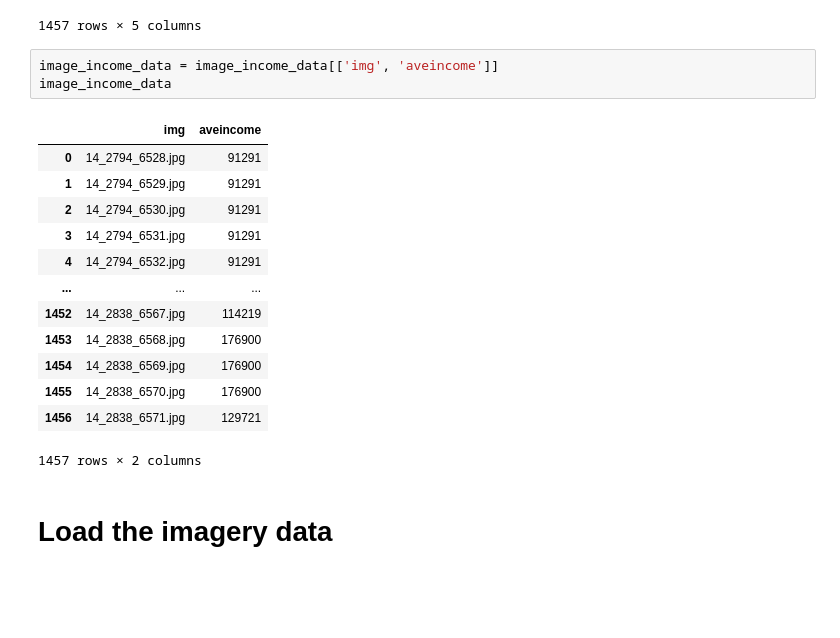
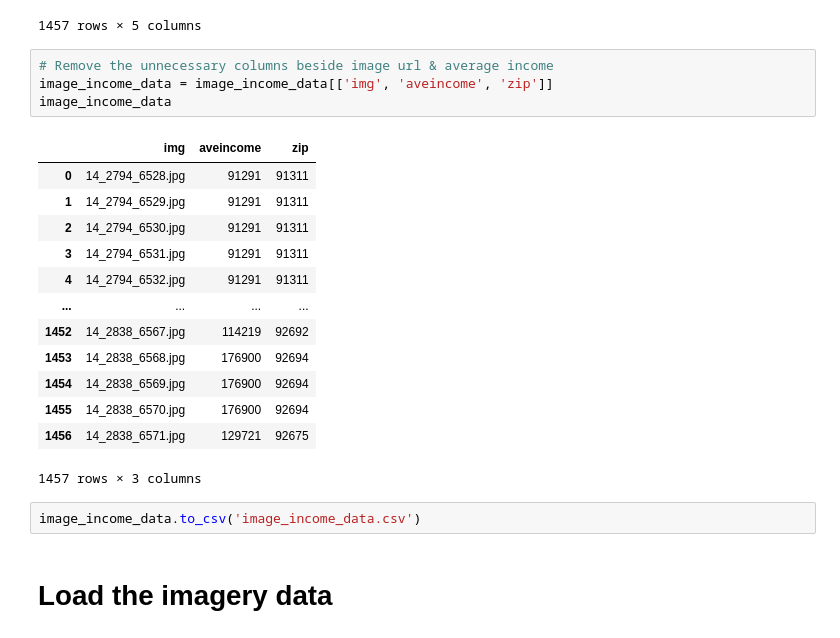
Before and after one commit to erikrozi/acmlab, a Jupyter notebook: unsupervised.ipynb, the cells around one changed output. Cells and saved outputs as stored; diff of their text form; blank space fills up the shorter version.

```diff
--- a/unsupervised.ipynb
+++ b/unsupervised.ipynb
@@ -114,23 +117,26 @@ image_income_data
 | 1455 | 14_2838_6570.jpg | 92694 | 11460 | 2027274 | 176900 |
 | 1456 | 14_2838_6571.jpg | 92675 | 16750 | 2172841 | 129721 |
 1457 rows × 5 columns
-# %%
-image_income_data = image_income_data[['img', 'aveincome']]
-image_income_data
-# %% [output]
-|  | img | aveincome |
-| 0 | 14_2794_6528.jpg | 91291 |
-| 1 | 14_2794_6529.jpg | 91291 |
-| 2 | 14_2794_6530.jpg | 91291 |
-| 3 | 14_2794_6531.jpg | 91291 |
-| 4 | 14_2794_6532.jpg | 91291 |
-| ... | ... | ... |
-| 1452 | 14_2838_6567.jpg | 114219 |
-| 1453 | 14_2838_6568.jpg | 176900 |
-| 1454 | 14_2838_6569.jpg | 176900 |
-| 1455 | 14_2838_6570.jpg | 176900 |
-| 1456 | 14_2838_6571.jpg | 129721 |
-1457 rows × 2 columns
+# %%
+# Remove the unnecessary columns beside image url & average income
+image_income_data = image_income_data[['img', 'aveincome', 'zip']]
+image_income_data
+# %% [output]
+|  | img | aveincome | zip |
+| 0 | 14_2794_6528.jpg | 91291 | 91311 |
+| 1 | 14_2794_6529.jpg | 91291 | 91311 |
+| 2 | 14_2794_6530.jpg | 91291 | 91311 |
+| 3 | 14_2794_6531.jpg | 91291 | 91311 |
+| 4 | 14_2794_6532.jpg | 91291 | 91311 |
+| ... | ... | ... | ... |
+| 1452 | 14_2838_6567.jpg | 114219 | 92692 |
+| 1453 | 14_2838_6568.jpg | 176900 | 92694 |
+| 1454 | 14_2838_6569.jpg | 176900 | 92694 |
+| 1455 | 14_2838_6570.jpg | 176900 | 92694 |
+| 1456 | 14_2838_6571.jpg | 129721 | 92675 |
+1457 rows × 3 columns
+# %%
+image_income_data.to_csv('image_income_data.csv')
 # %% [markdown]
 # Load the imagery data
 # %%
```
Also changed, not shown: parts of 7 cells of this notebook.
